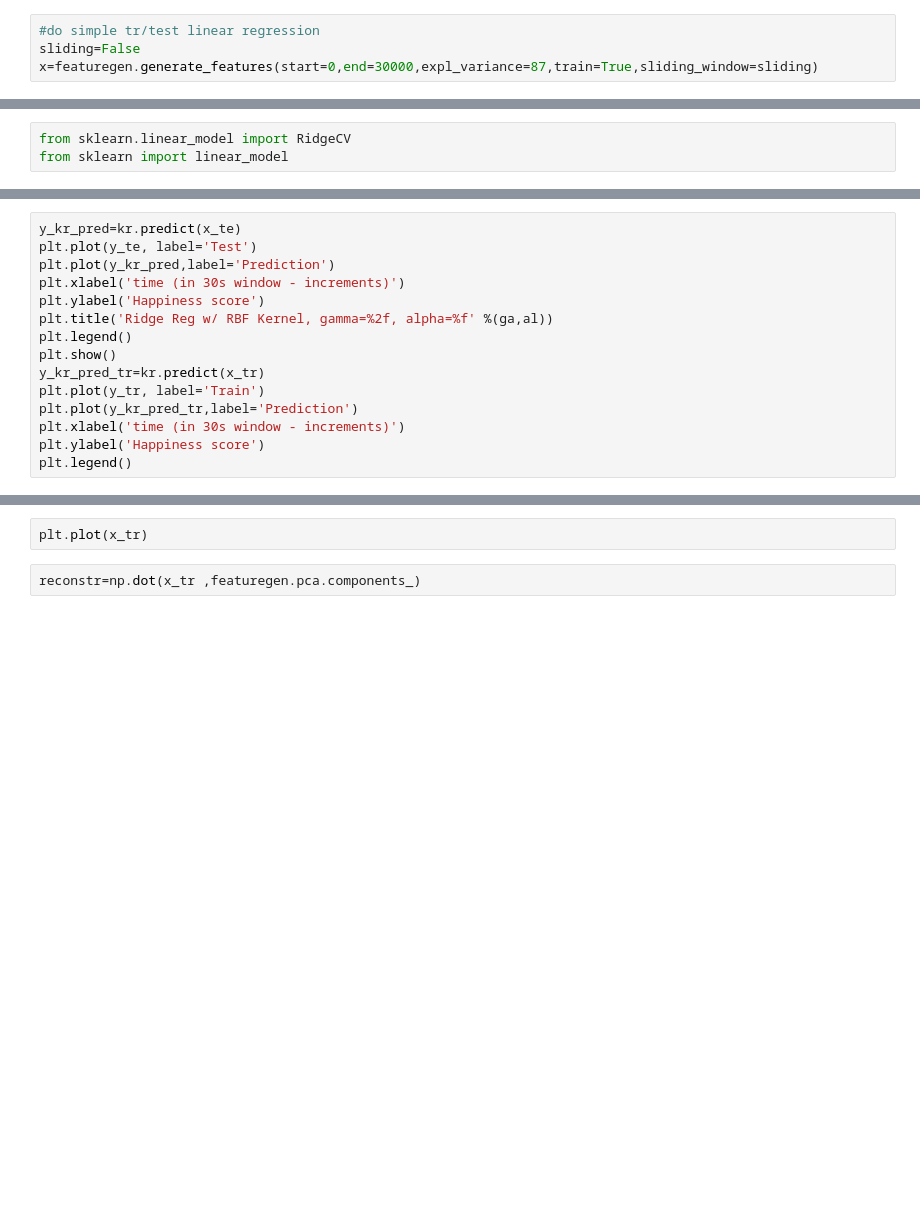
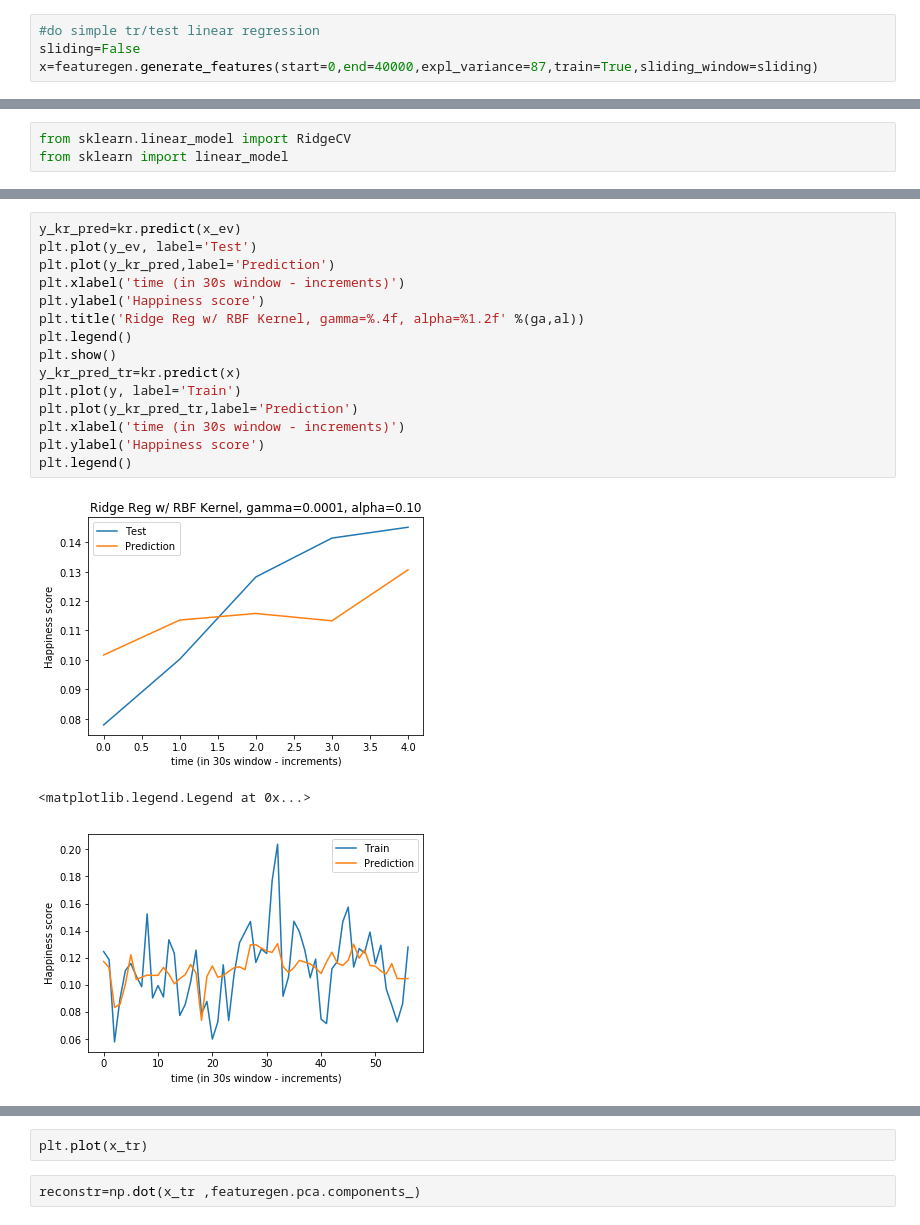
Before and after one commit to emilaz/EmoCog, a Jupyter notebook: EmoCog_Pipeline.ipynb, the cells around one changed output, grey strips where cells are left out. Drawn from its saved outputs; the diff is of its cells as text; blank space fills up the shorter version.

```diff
--- a/EmoCog_Pipeline.ipynb
+++ b/EmoCog_Pipeline.ipynb
@@ -44,6 +44,6 @@ lablegen.pred_bin.shape
 # %%
 #do simple tr/test linear regression
 sliding=False
-x=featuregen.generate_features(start=0,end=30000,expl_variance=87,train=True,sliding_window=sliding)
+x=featuregen.generate_features(start=0,end=40000,expl_variance=87,train=True,sliding_window=sliding)
 # %% [output]
 Setting up PCA on current data range...
@@ -183,17 +213,21 @@ print(al,ga)
 # %%
-y_kr_pred=kr.predict(x_te)
-plt.plot(y_te, label='Test')
+y_kr_pred=kr.predict(x_ev)
+plt.plot(y_ev, label='Test')
 plt.plot(y_kr_pred,label='Prediction')
 plt.xlabel('time (in 30s window - increments)')
 plt.ylabel('Happiness score')
-plt.title('Ridge Reg w/ RBF Kernel, gamma=%2f, alpha=%f' %(ga,al))
+plt.title('Ridge Reg w/ RBF Kernel, gamma=%.4f, alpha=%1.2f' %(ga,al))
 plt.legend()
 plt.show()
-y_kr_pred_tr=kr.predict(x_tr)
-plt.plot(y_tr, label='Train')
+y_kr_pred_tr=kr.predict(x)
+plt.plot(y, label='Train')
 plt.plot(y_kr_pred_tr,label='Prediction')
 plt.xlabel('time (in 30s window - increments)')
 plt.ylabel('Happiness score')
 plt.legend()
+# %% [output]
+[figure, added]
+<matplotlib.legend.Legend at 0x...>
+[figure, added]
 # %%
 kr.best_estimator_
```
Also changed, not shown: parts of 35 cells of this notebook, 3 other files.
